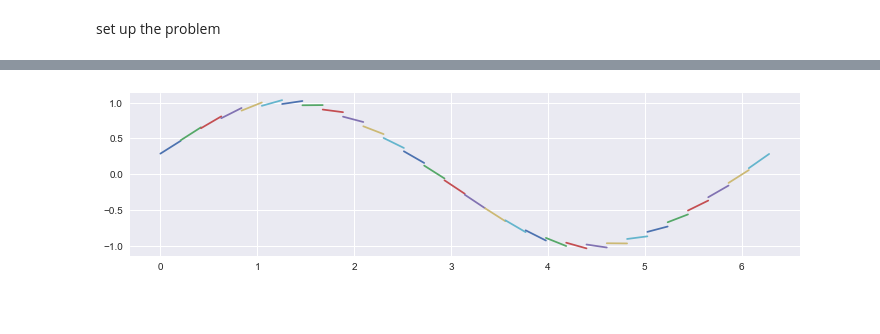
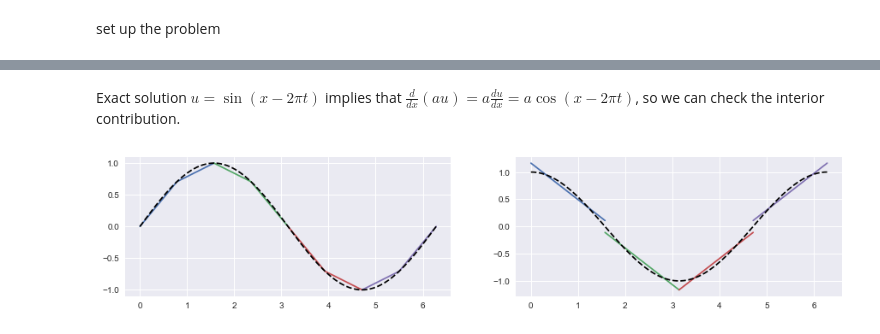
Before and after one commit to CorbinFoucart/FEMexperiment, a Jupyter notebook: codes/tutorial/1D_app_DG_linear_advection.ipynb, the cells around one changed output, grey strips where cells are left out. Cells and saved outputs as stored; diff of their text form; code cells hidden in the pictures; blank space fills up the shorter version.

```diff
--- a/codes/tutorial/1D_app_DG_linear_advection.ipynb
+++ b/codes/tutorial/1D_app_DG_linear_advection.ipynb
@@ -259,9 +262,0 @@ for i in range(Nplots):
-# %%
-Nplots = 10
-fig = plt.figure(figsize=(12, 3))
-i=19
-u = solution[i,:,:]
-ax = fig.add_subplot(1,1, 1)
-ax = plot_solution(ax, u, dofh)
-# %% [output]
-[figure, removed]
@@ -277,15 +263,17 @@ def plot_solution(ax, u, dofh):
-# %%
-# time loop
-print(solution.shape)
-RK_resid = np.zeros_like(dofh.dgnodes)
-for tstep in range(10):
-    u = np.copy(solution[tstep, ::])
-    print(u)
-    for s in LSERK_stages:
-        t_local = t + rk4c[s]*Δt
-        rhsu = advect_rhs_1D(u, t_local, a, master, _map, dofh, flux_fn, gD, norm)
-        RK_resid = rk4a[s]*RK_resid + Δt*rhsu
-        u += rk4b[s]*RK_resid
-    t += Δt
-    tstep += 1
-    solution[tstep, :,:] = u
+# %% [markdown]
+Exact solution $u = \sin(x - 2\pi t)$ implies that $\frac{d}{dx}(au) = a\frac{du}{dx} = a\cos(x - 2\pi t)$, so we can check the interior contribution.
+# %%
+u0 = solution[0,::]
+fig = plt.figure(figsize=(Nplots,3))
+
+ax = fig.add_subplot(1, 2, 1)
+ax = plot_solution(ax, u0, dofh)
+ax.plot(xx, np.sin(xx - 2*π*times[0]), 'k--')
+
+ax = fig.add_subplot(1, 2, 2)
+dudx =  np.dot(master.Minv, np.dot(master.S, _map._detJ[0]*u0))
+ax = plot_solution(ax, dudx, dofh)
+ax.plot(xx, np.cos(xx - 2*π*times[0]), 'k--')
+plt.show()
+# %% [output]
+[figure, added]
```
Also changed, not shown: parts of 11 cells of this notebook.
